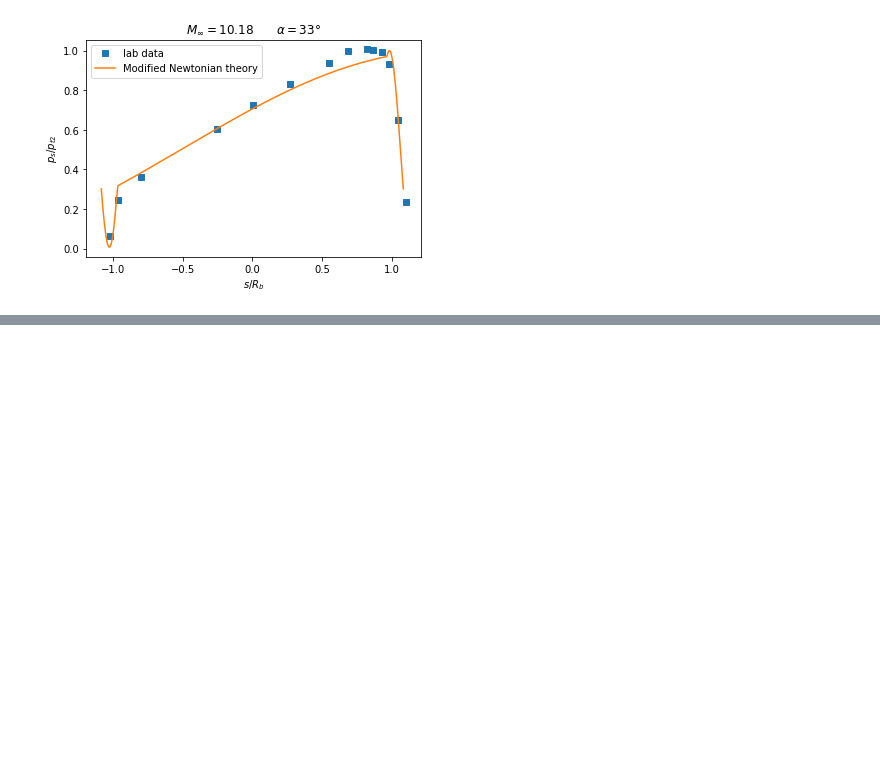
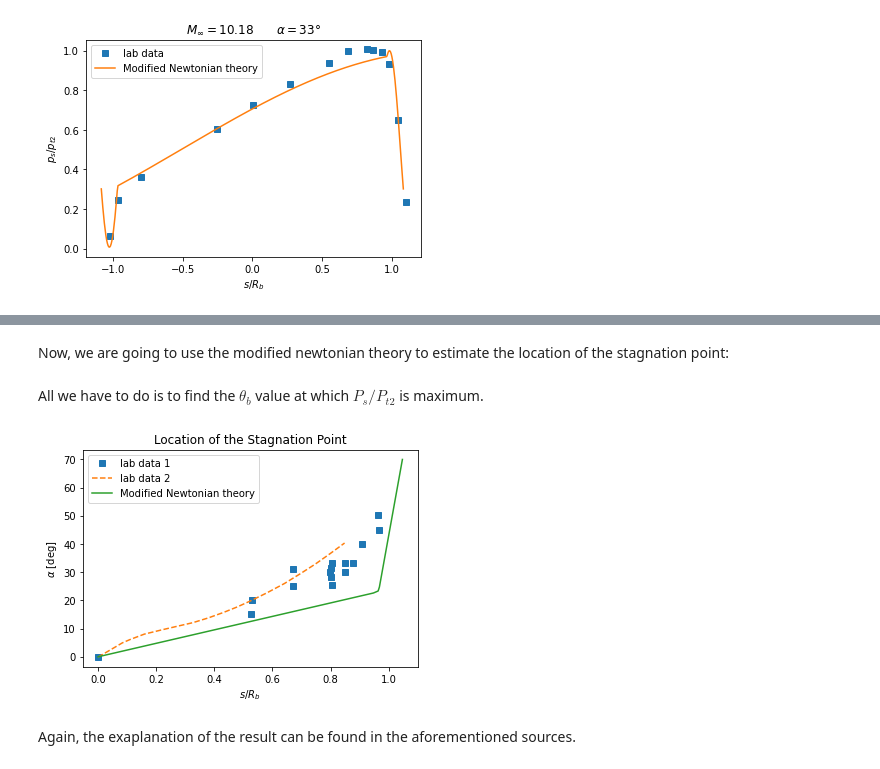
Before and after one commit to Davide-sd/pygasflow, a Jupyter notebook: examples/10_Pressure-Distribution-on-Apollo-Command-Module.ipynb, the cells around one changed output, grey strips where cells are left out. Drawn from its saved outputs; the diff is of its cells as text; code cells hidden in the pictures; blank space fills up the shorter version.

```diff
--- a/examples/10_Pressure-Distribution-on-Apollo-Command-Module.ipynb
+++ b/examples/10_Pressure-Distribution-on-Apollo-Command-Module.ipynb
@@ -180,0 +225,52 @@ plt.show()
+# %% [markdown]
+Now, we are going to use the modified newtonian theory to estimate the location of the stagnation point:
+# %%
+from scipy.optimize import minimize
+Mfs = 10.18
+beta = 0
+gamma = 1.4
+# %%
+def location_of_stagnation_point(s_arr, theta_b, theta):
+    j = 0
+    go_on = True
+    t1, t2 = None, None
+    s1, s2 = None, None
+    while (j < len(theta_b) - 1) and go_on:
+        if (theta <= theta_b[j]) and (theta >= theta_b[j + 1]):
+            t1 = theta_b[j]
+            t2 = theta_b[j + 1]
+            s1 = s_arr[j]
+            s2 = s_arr[j + 1]
+            go_on = False
+        j += 1
+    if s1 == s2:
+        return s1
+    # linear interpolation: the finer the discretization the more
+    # accurate the result
+    t_percent = (theta - t1) / (t2 - t1)
+    return s1 + t_percent * (s2 - s1)
+# %% [markdown]
+All we have to do is to find the $\theta_{b}$ value at which $P_{s} / P_{t2}$ is maximum.
+# %%
+# function to minimize
+func = lambda theta_b, M, alpha=0, beta=0, gamma=1.4: 1.0 / modified_newtonian_pressure_ratio(M, theta_b, alpha=alpha, beta=beta, gamma=gamma)
+
+alpha = np.deg2rad(np.linspace(0, 70, 100))
+loc = np.zeros_like(alpha)
+for i, a in enumerate(alpha):
+    res = minimize(func, np.pi/2, bounds=[(0, np.pi)], args=(Mfs, a), tol=1e-10)
+    loc[i] = location_of_stagnation_point(s_arr, theta_b, res.x[0])
+
+plt.figure()
+plt.plot(data1[:, 0], data1[:, 1], 's', label="lab data 1")
+plt.plot(data2[:, 0], data2[:, 1], '--', label="lab data 2")
+plt.plot(loc / Rb, np.rad2deg(alpha), label="Modified Newtonian theory")
+plt.xlabel("$s / R_{b}$")
+plt.ylabel(r"$\alpha$ [deg]")
+plt.title("Location of the Stagnation Point")
+plt.legend()
+plt.show()
+# %% [output]
+[figure, added]
+# %% [markdown]
+Again, the exaplanation of the result can be found in the aforementioned sources.
```
Also changed, not shown: parts of 2 cells of this notebook.
